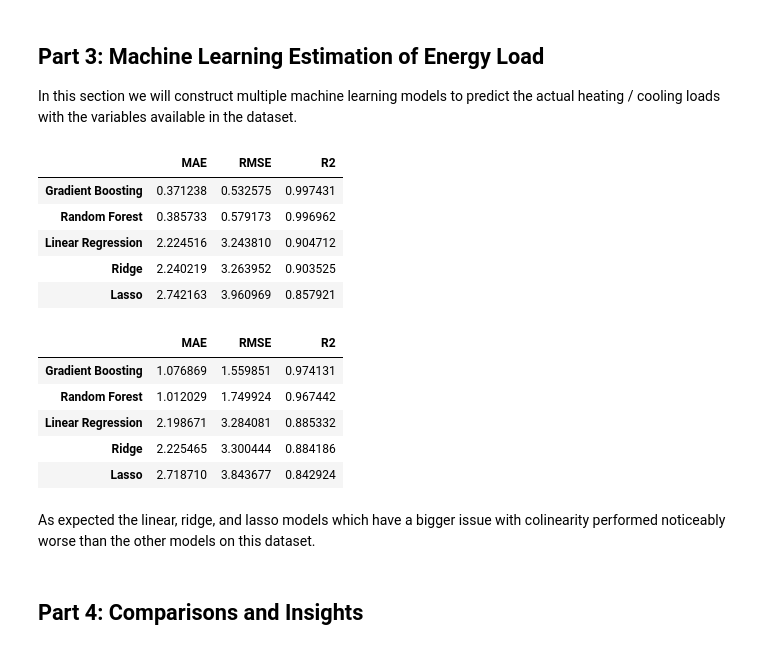
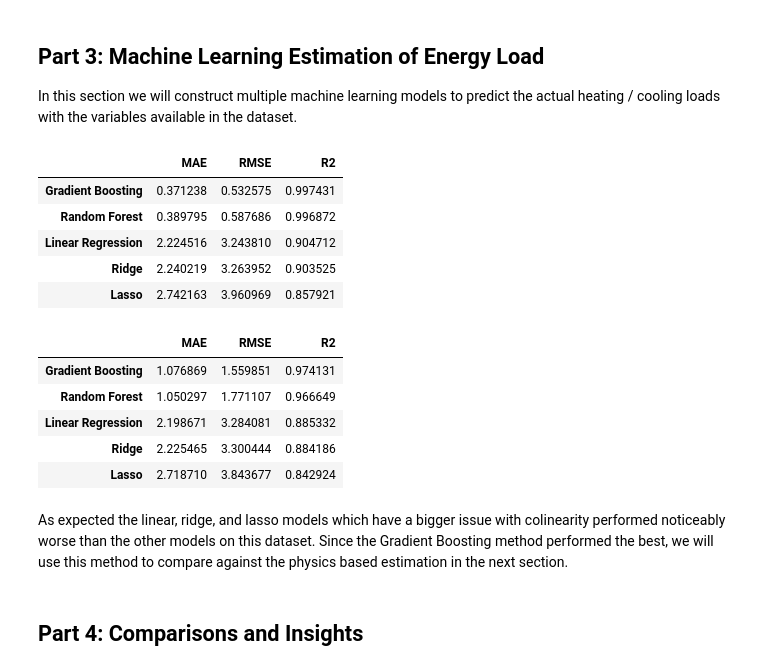
Before and after one commit to MurphyJ474/Comparing-Building-Energy-Consumption-Predictions, a Jupyter notebook: Comparing Building Energy Consumption Predictions.ipynb, the cells around one changed output. Drawn from its saved outputs; the diff is of its cells as text; code cells hidden in the pictures.

```diff
--- a/Comparing Building Energy Consumption Predictions.ipynb
+++ b/Comparing Building Energy Consumption Predictions.ipynb
@@ -191,45 +191,53 @@ Xh_train, Xh_test, yh_train, yh_test = train_test_split(X, y_heating, test_size=
 Xc_train, Xc_test, yc_train, yc_test = train_test_split(X, y_cooling, test_size=0.2, random_state=0)
 
 # Model Creation
-models = {
+models_h = {
+    'Linear Regression' : LinearRegression(),
+    'Ridge' : Ridge(),
+    'Lasso' : Lasso(),
+    'Random Forest' : RandomForestRegressor(),
+    'Gradient Boosting' : GradientBoostingRegressor()
+}
+
+models_c = {
     'Linear Regression' : LinearRegression(),
     'Ridge' : Ridge(),
     'Lasso' : Lasso(),
     'Random Forest' : RandomForestRegressor(),
     'Gradient Boosting' : GradientBoostingRegressor()
 }
 
 # Standardization
 scaler = StandardScaler()
 Xh_train_scaled = scaler.fit_transform(X_train)
 Xh_test_scaled = scaler.fit_transform(X_test)
 Xc_train_scaled = scaler.fit_transform(X2_train)
 Xc_test_scaled = scaler.fit_transform(X2_test)
 
 # Model Training
 results_h = {}
 
-for name, model in models.items():
+for name, model in models_h.items():
     model.fit(Xh_train_scaled, yh_train)
     preds_h = model.predict(Xh_test_scaled)
     results_h[name] = {
         'MAE' : mean_absolute_error(yh_test, preds_h),
         'RMSE' : mean_squared_error(yh_test, preds_h, squared=False),
         'R2' : r2_score(yh_test, preds_h)
     }
 
 pd.DataFrame(results_h).T.sort_values('R2', ascending=False)
 # %% [output]
 |  | MAE | RMSE | R2 |
 | Gradient Boosting | 0.371238 | 0.532575 | 0.997431 |
-| Random Forest | 0.385733 | 0.579173 | 0.996962 |
+| Random Forest | 0.389795 | 0.587686 | 0.996872 |
 | Linear Regression | 2.224516 | 3.243810 | 0.904712 |
 | Ridge | 2.240219 | 3.263952 | 0.903525 |
 | Lasso | 2.742163 | 3.960969 | 0.857921 |
 # %%
 results_c = {}
 
-for name, model in models.items():
+for name, model in models_c.items():
     model.fit(Xc_train_scaled, yc_train)
     preds_c = model.predict(Xc_test_scaled)
     results_c[name] = {
@@ -242,12 +250,12 @@ pd.DataFrame(results_c).T.sort_values('R2', ascending=False)
 # %% [output]
 |  | MAE | RMSE | R2 |
 | Gradient Boosting | 1.076869 | 1.559851 | 0.974131 |
-| Random Forest | 1.012029 | 1.749924 | 0.967442 |
+| Random Forest | 1.050297 | 1.771107 | 0.966649 |
 | Linear Regression | 2.198671 | 3.284081 | 0.885332 |
 | Ridge | 2.225465 | 3.300444 | 0.884186 |
 | Lasso | 2.718710 | 3.843677 | 0.842924 |
 # %% [markdown]
-As expected the linear, ridge, and lasso models which have a bigger issue with colinearity performed noticeably worse than the other models on this dataset.
+As expected the linear, ridge, and lasso models which have a bigger issue with colinearity performed noticeably worse than the other models on this dataset. Since the Gradient Boosting method performed the best, we will use this method to compare against the physics based estimation in the next section.
 # %% [markdown]
 ## Part 4: Comparisons and Insights
 # %%
```
Also changed, not shown: parts of 3 cells of this notebook.
